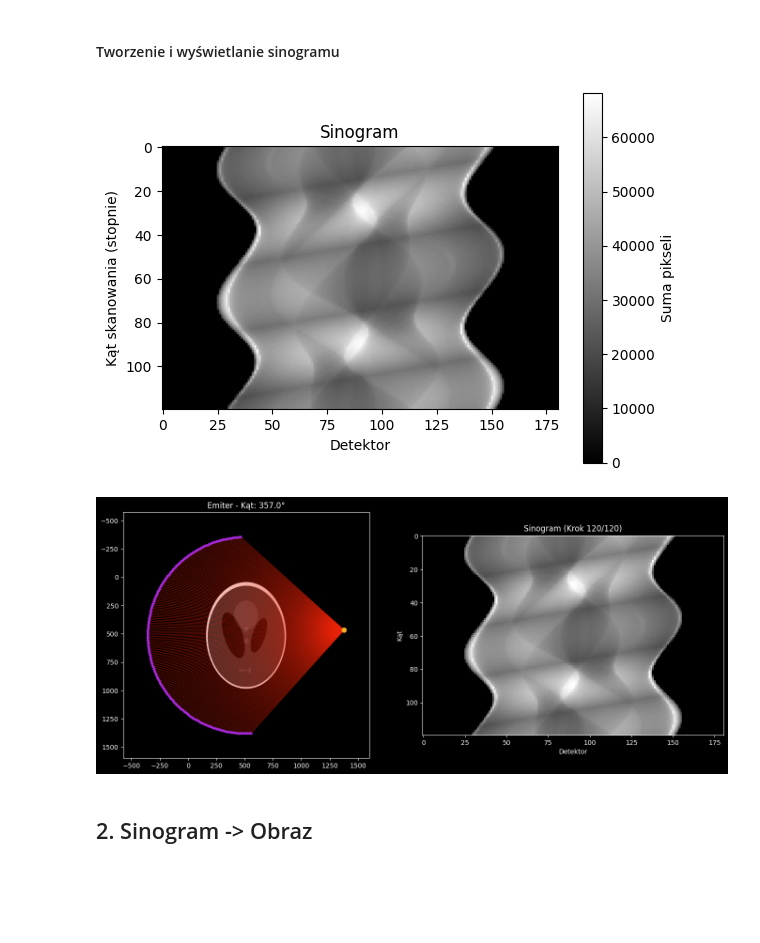
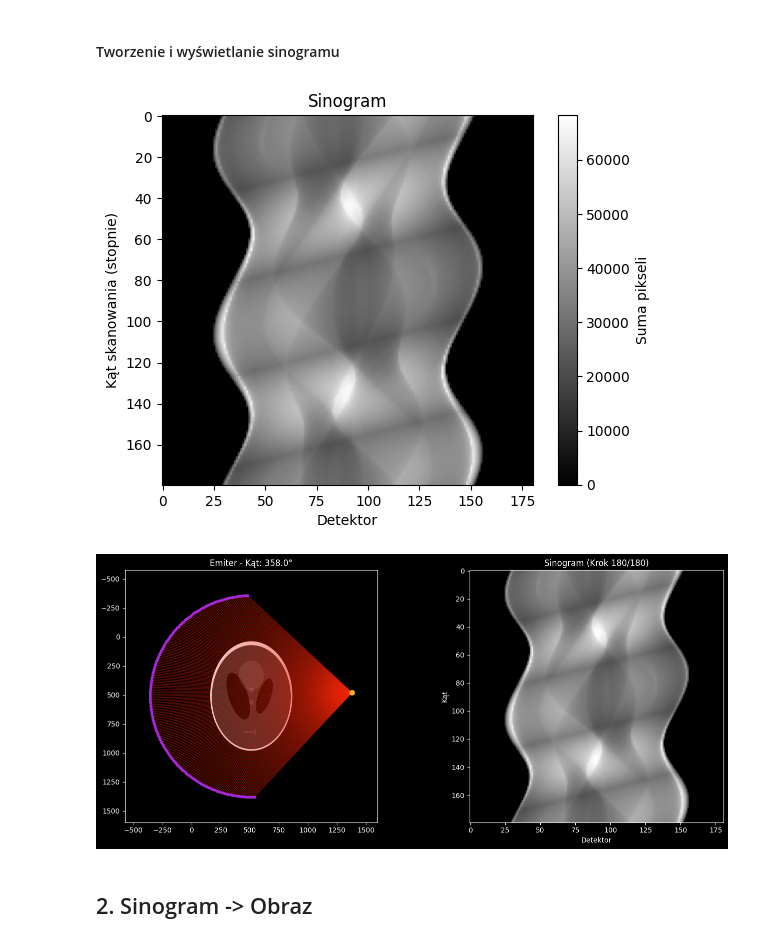
Before and after one commit to pwlsp/tomograf, a Jupyter notebook: tomograf.ipynb, the cells around one changed output. Saved outputs shown, nothing was run; the diff lists cells and outputs as text; code cells hidden in the pictures; blank space fills up the shorter version.

```diff
--- a/tomograf.ipynb
+++ b/tomograf.ipynb
@@ -176,11 +176,33 @@ def compute_scan_positions(
 # %% [markdown]
 #### Tworzenie i wyświetlanie sinogramu
 # %%
-def radon(image, scan_positions):
+@dataclass
+class SinogramData:
+    """
+    Klasa przechowująca sinogram (obraz) i odpowiadające mu pozycje skanowania.
+    """
+    sinogram: np.ndarray
+    scan_positions: ScanPositions
+
+
+def radon(
+    image: np.ndarray,
+    num_detectors: int,
+    spread_angle: float,
+    num_steps: int,
+    rotation_angle: float = 180.0,
+):
     """
     Funkcja oblicza sinogram dla danego obrazu i pozycji skanowania.
     Zwraca tablicę 2D numpy o wymiarach (num_scans, num_detectors) z sumami pikseli wzdłuż linii między emiterem a detektorami.
     """
+    scan_positions = compute_scan_positions(
+        num_detectors=num_detectors,
+        spread_angle=spread_angle,
+        num_steps=num_steps,
+        image_size=image.shape,
+        rotation_angle=rotation_angle
+    )
 
     num_scans = scan_positions.num_scans
     num_detectors = scan_positions.num_detectors
@@ -199,7 +221,7 @@ def radon(image, scan_positions):
                 detector_position[0],
             )
 
-    return sinogram
+    return SinogramData(sinogram, scan_positions)
 
 
 def plot_sinogram(sinogram):
@@ -211,17 +233,16 @@ def plot_sinogram(sinogram):
     plt.title("Sinogram")
     plt.show()
 # %%
-test2_scan_positions = compute_scan_positions(
+test2_sinogram_data = radon(
+    image=image,
     num_detectors=181,
     spread_angle=180,
-    num_steps=120,
-    image_size=image.shape,
+    num_steps=180,
     rotation_angle=360.0,
 )
-
-plot_sinogram(radon(image, test2_scan_positions))
+plot_sinogram(test2_sinogram_data.sinogram)
 # %% [output]
-[figure, old version]
+[figure, new version]
 # %%
 from IPython.display import display
 import time
@@ -319,11 +340,11 @@ def simulate_scan(
 # %%
 simulate_scan(
     image,
-    test2_scan_positions,
-    draw_every=15,
+    test2_sinogram_data,
+    draw_every=10,
 )
 # %% [output]
-[figure, old version]
+[figure, new version]
 # %% [markdown]
 ## 2. Sinogram -> Obraz
 # %% [markdown]
```
Also changed, not shown: parts of 5 cells of this notebook.
